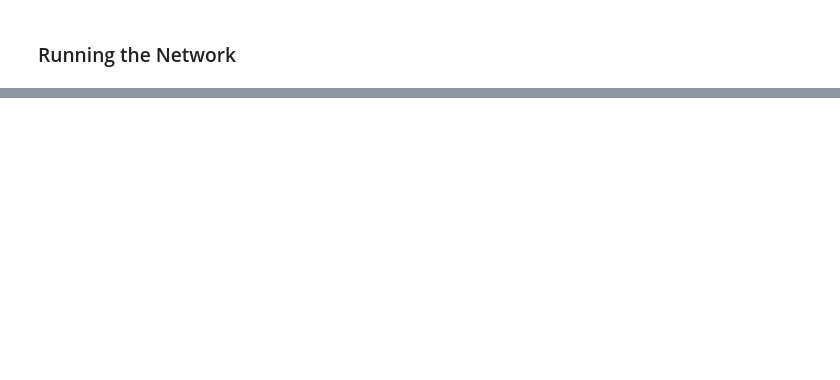
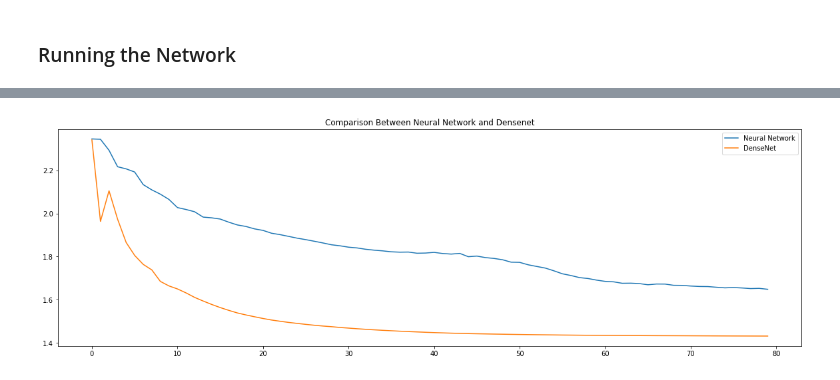
Before and after one commit to Dweepa/ItsAllInTheGenes, a Jupyter notebook: SNN/SNN.ipynb, the cells around one changed output, grey strips where cells are left out. Cells and saved outputs as stored; diff of their text form; code cells hidden in the pictures; blank space fills up the shorter version.

```diff
--- a/SNN/SNN.ipynb
+++ b/SNN/SNN.ipynb
@@ -192 +177,10 @@ Test Accuracy:  90.61
+# %%
+plt.figure(figsize=(20, 6))
+plt.plot(np.arange(epochs), nn_loss, label='Neural Network')
+plt.plot(np.arange(epochs), dnn_loss, label='DenseNet')
+plt.legend()
+plt.title("Comparison Between Neural Network and Densenet")
+plt.show()
+# %% [output]
+[figure, added]
 # %% [markdown]
```
Also changed, not shown: parts of 11 cells of this notebook, 3 other files.
